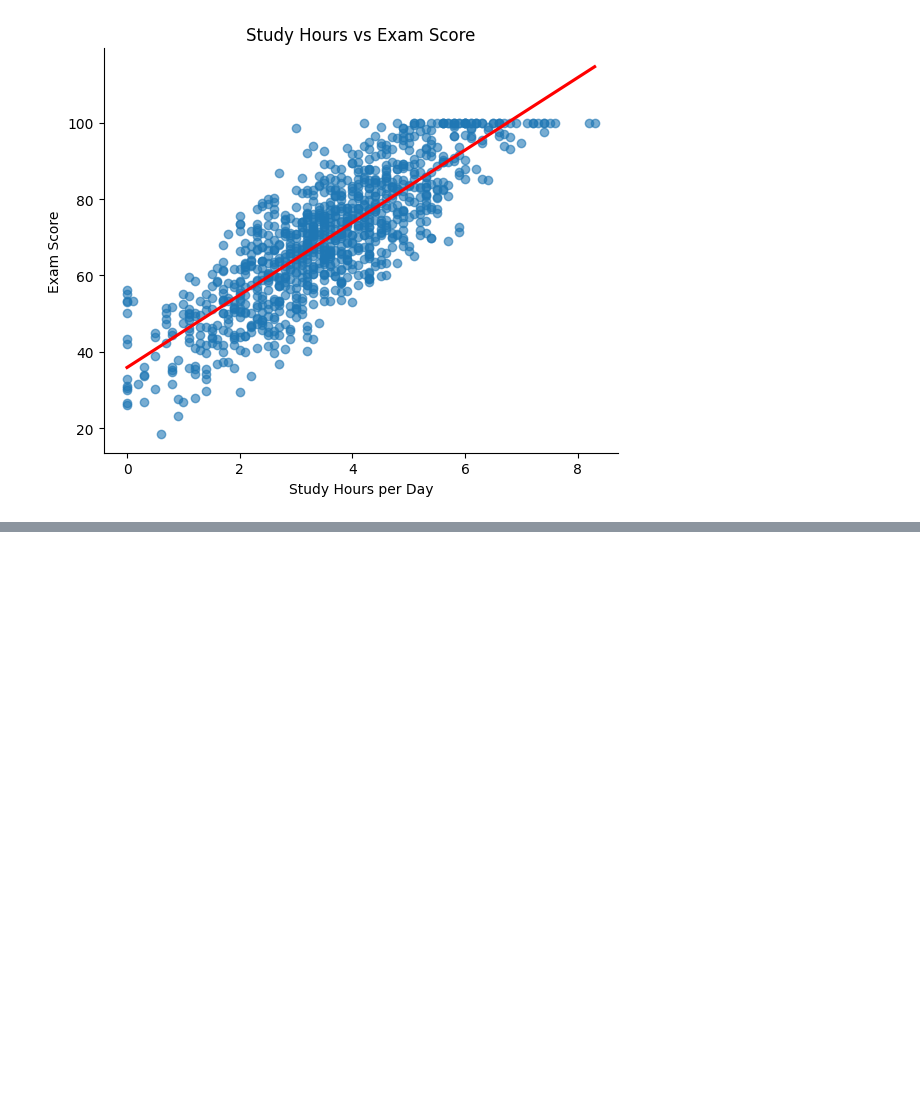
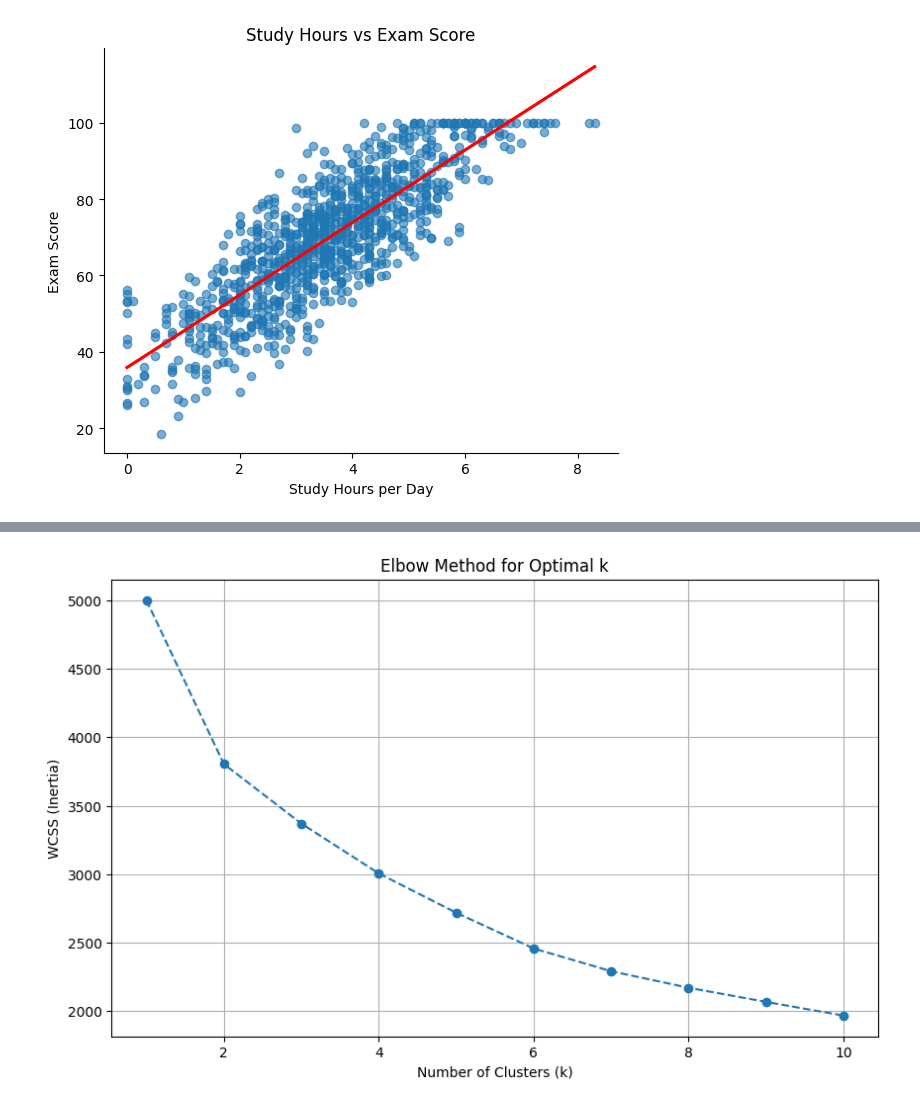
Before and after one commit to zpsy-hub/netflix-grades-impact-analysis, a Jupyter notebook: Netflix.ipynb, the cells around one changed output, grey strips where cells are left out. Saved outputs shown, nothing was run; the diff lists cells and outputs as text; code cells hidden in the pictures; blank space fills up the shorter version.

```diff
--- a/Netflix.ipynb
+++ b/Netflix.ipynb
@@ -518,0 +603,99 @@ plt.show()
+# %%
+import pandas as pd
+import numpy as np
+import matplotlib.pyplot as plt
+import seaborn as sns
+from sklearn.preprocessing import StandardScaler
+from sklearn.cluster import KMeans
+
+# --- Step 1: Select Features for Clustering ---
+# We select numerical columns that describe student behaviors and outcomes.
+# The clusters will now be formed based on habits and exam scores together.
+features_for_clustering = [
+    'study_hours_per_day',
+    'social_media_hours',
+    'netflix_hours',
+    'sleep_hours',
+    'exam_score'
+]
+
+# Create a new DataFrame with only these features
+X = df[features_for_clustering]
+
+# --- Step 2: Scale the Data ---
+# K-Means is sensitive to the scale of the data. We use StandardScaler
+# to normalize the features, so each one has a mean of 0 and a standard
+# deviation of 1. This ensures all features contribute equally to the clustering.
+scaler = StandardScaler()
+X_scaled = scaler.fit_transform(X)
+
+# --- Step 3: Determine the Optimal Number of Clusters (k) using the Elbow Method ---
+# We calculate the Within-Cluster Sum of Squares (WCSS) for different numbers
+# of clusters (from 1 to 10). The 'elbow' point on the plot is a good
+# indicator of the optimal number of clusters.
+wcss = []
+for i in range(1, 11):
+    kmeans = KMeans(n_clusters=i, init='k-means++', random_state=42, n_init=10)
+    kmeans.fit(X_scaled)
+    wcss.append(kmeans.inertia_)
+
+# Plot the Elbow Method graph
+plt.figure(figsize=(10, 6))
+plt.plot(range(1, 11), wcss, marker='o', linestyle='--')
+plt.title('Elbow Method for Optimal k')
+plt.xlabel('Number of Clusters (k)')
+plt.ylabel('WCSS (Inertia)')
+plt.grid(True)
+plt.show()
+
+# --- Function to run and visualize K-Means for a given k ---
+def run_and_visualize_kmeans(k, data, scaled_data, features):
+    """
+    Runs K-Means clustering for a specified k and visualizes the results.
+    """
+    print(f"\n{'='*30}\nRUNNING ANALYSIS FOR K = {k}\n{'='*30}")
+
+    # Apply K-Means with the chosen k
+    kmeans = KMeans(n_clusters=k, init='k-means++', random_state=42, n_init=10)
+    cluster_labels = kmeans.fit_predict(scaled_data)
+
+    # Add cluster labels to a new column
+    cluster_col_name = f'cluster_k{k}'
+    data[cluster_col_name] = cluster_labels
+
+    # Analyze and interpret the clusters
+    cluster_analysis = data.groupby(cluster_col_name)[features].mean()
+    print(f"Cluster Analysis (Mean Values) for k={k}:")
+    print(cluster_analysis)
+    print("\n")
+
+    # --- Visualize the Clusters ---
+    # Plot 1: Study Hours vs. Exam Score
+    plt.figure(figsize=(12, 8))
+    sns.scatterplot(data=data, x='study_hours_per_day', y='exam_score', hue=cluster_col_name, palette='viridis', s=100, alpha=0.7)
+    plt.title(f'Student Clusters (k={k}): Study Hours vs. Exam Score', fontsize=16, fontweight='bold')
+    plt.xlabel('Study Hours per Day', fontsize=12)
+    plt.ylabel('Exam Score', fontsize=12)
+    plt.legend(title=f'Cluster (k={k})')
+    plt.grid(True)
+    plt.show()
+
+    # Plot 2: Netflix Hours vs. Exam Score
+    plt.figure(figsize=(12, 8))
+    sns.scatterplot(data=data, x='netflix_hours', y='exam_score', hue=cluster_col_name, palette='viridis', s=100, alpha=0.7)
+    plt.title(f'Student Clusters (k={k}): Netflix Hours vs. Exam Score', fontsize=16, fontweight='bold')
+    plt.xlabel('Netflix Hours per Day', fontsize=12)
+    plt.ylabel('Exam Score', fontsize=12)
+    plt.legend(title=f'Cluster (k={k})')
+    plt.grid(True)
+    plt.show()
+
+
+# --- Step 4 & 5: Run the analysis for k=3 ---
+# Based on the comparison, k=3 provides the most interpretable results.
+# The analysis will now be run for 3 clusters.
+
+# Analysis for 3 clusters
+run_and_visualize_kmeans(k=3, data=df, scaled_data=X_scaled, features=features_for_clustering)
+# %% [output]
+[figure, added]
```
Also changed, not shown: parts of 42 cells of this notebook.
